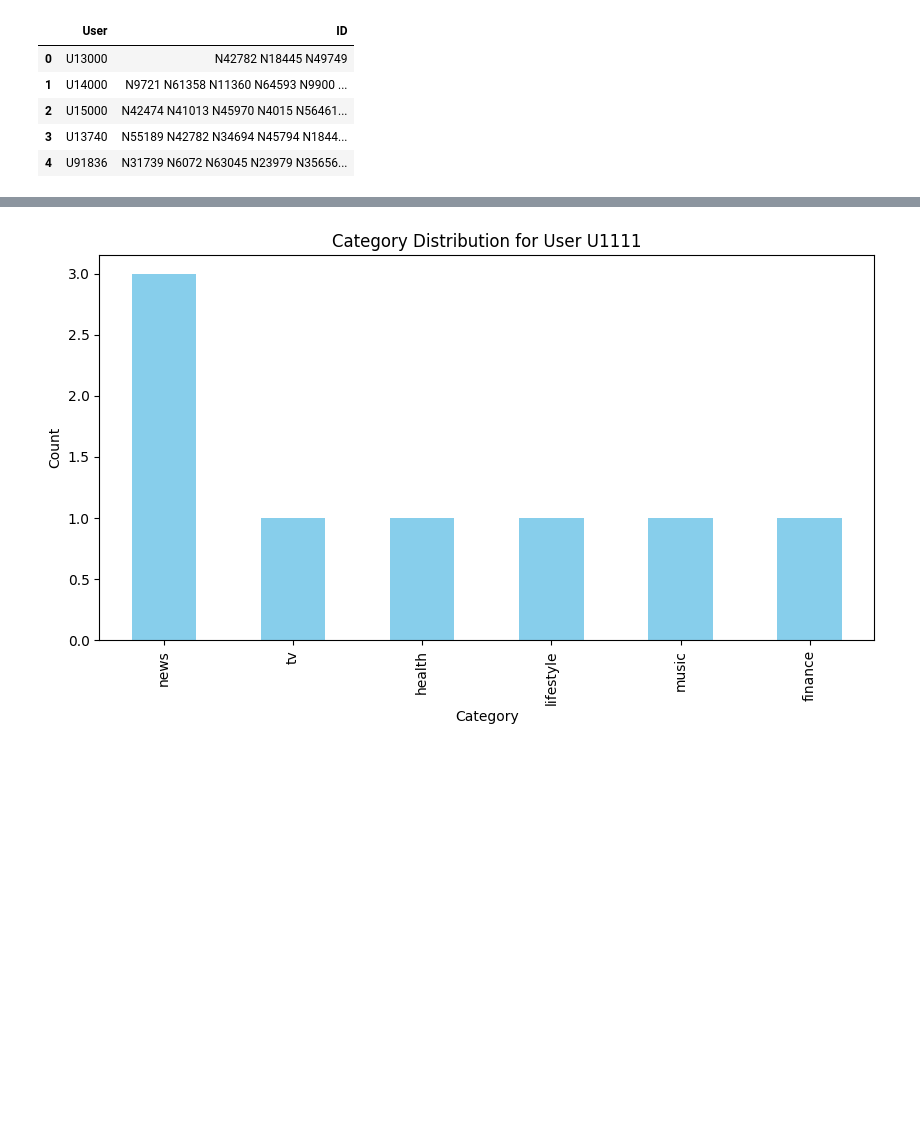
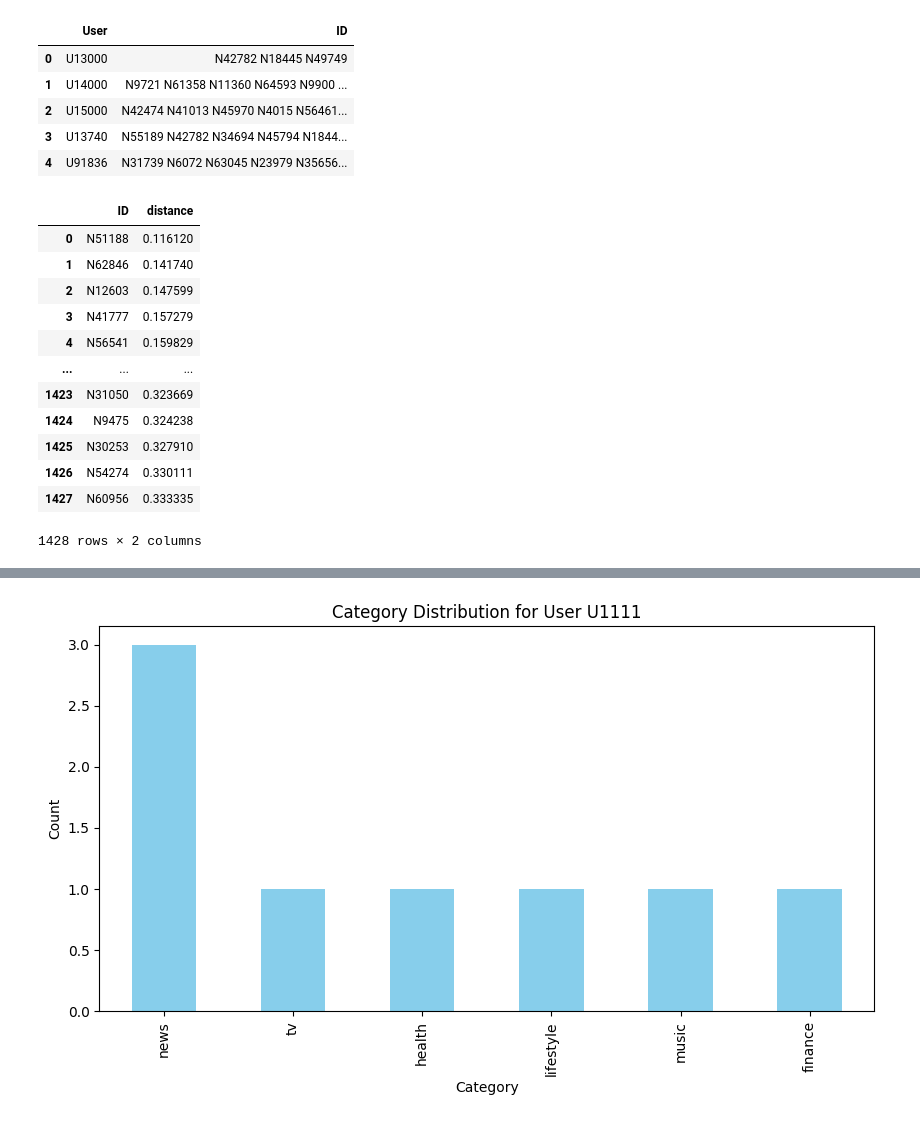
Before and after one commit to krisbara/GPT-Recommender-systems, a Jupyter notebook: sentiment_analysis.ipynb, the cells around one changed output, grey strips where cells are left out. Saved outputs shown, nothing was run; the diff lists cells and outputs as text; code cells hidden in the pictures; blank space fills up the shorter version.

```diff
--- a/sentiment_analysis.ipynb
+++ b/sentiment_analysis.ipynb
@@ -67,3 +67,20 @@ behaviors.head()
 | 2 | U15000 | N42474 N41013 N45970 N4015 N56461... |
 | 3 | U13740 | N55189 N42782 N34694 N45794 N1844... |
 | 4 | U91836 | N31739 N6072 N63045 N23979 N35656... |
+# %%
+#pd.read_csv("content_recommendations/" + user_id + "_cont.csv")
+pd.read_csv("content_recommendations/U13000_cont.csv")
+# %% [output]
+|  | ID | distance |
+| 0 | N51188 | 0.116120 |
+| 1 | N62846 | 0.141740 |
+| 2 | N12603 | 0.147599 |
+| 3 | N41777 | 0.157279 |
+| 4 | N56541 | 0.159829 |
+| ... | ... | ... |
+| 1423 | N31050 | 0.323669 |
+| 1424 | N9475 | 0.324238 |
+| 1425 | N30253 | 0.327910 |
+| 1426 | N54274 | 0.330111 |
+| 1427 | N60956 | 0.333335 |
+1428 rows × 2 columns
```
Also changed, not shown: parts of 4 cells of this notebook, 2 other files.
